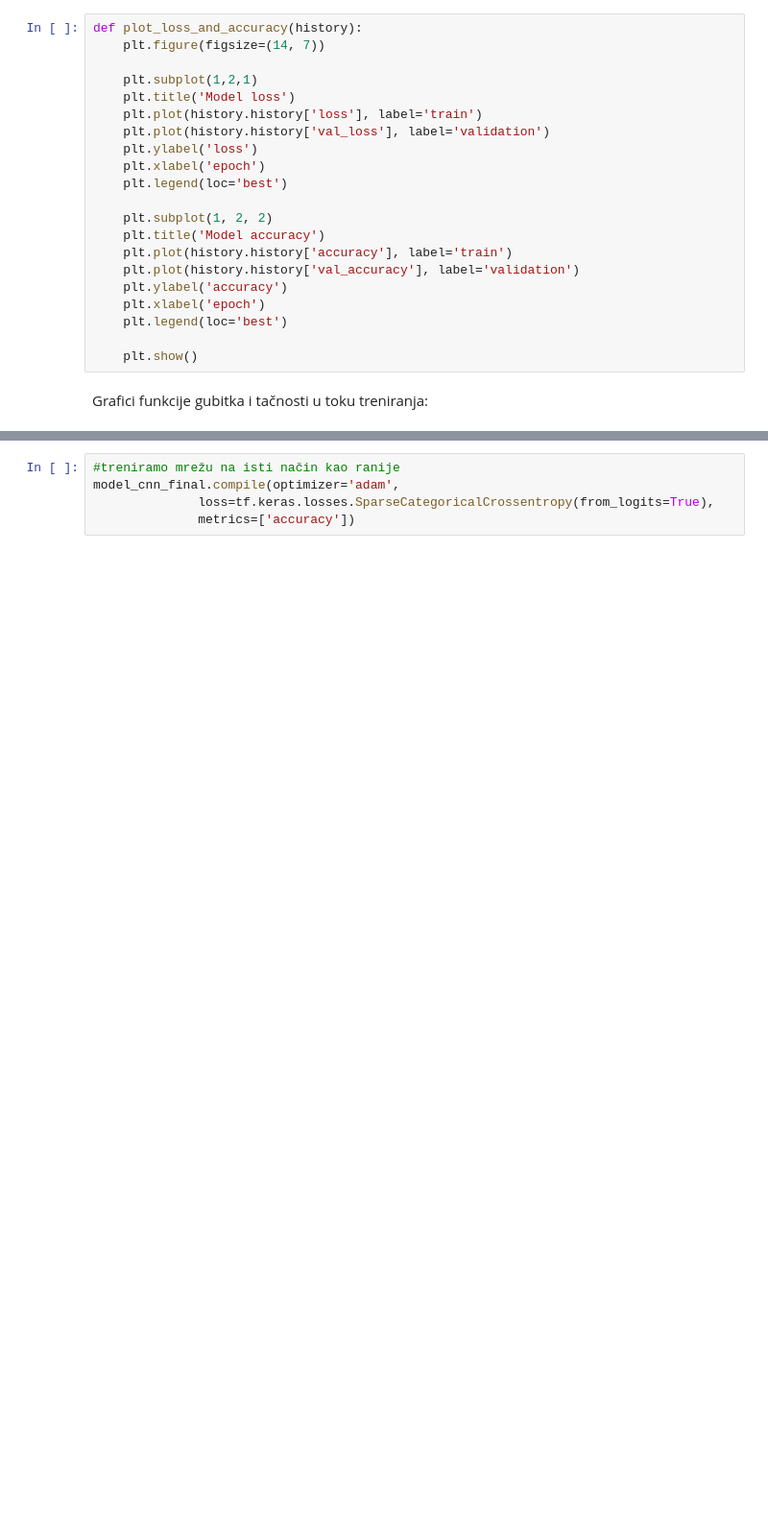
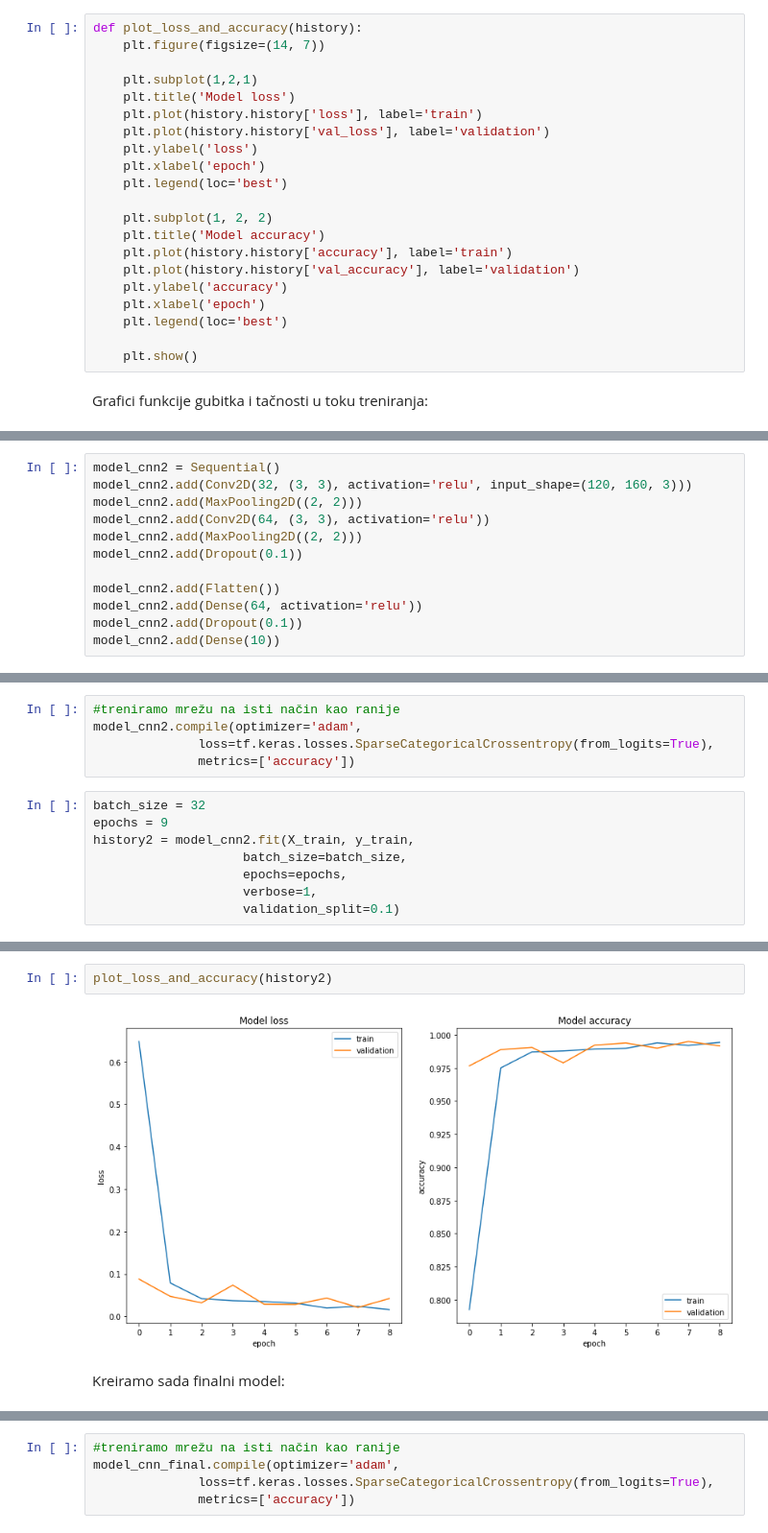
Before and after one commit to AlexandraDotlic/ML-DistractedDriverDetection, a Jupyter notebook: Distracted driver detection.ipynb, the cells around one changed output, grey strips where cells are left out. Shown at 96% size. Cells and saved outputs as stored; diff of their text form; blank space fills up the shorter version.

```diff
--- a/Distracted driver detection.ipynb
+++ b/Distracted driver detection.ipynb
@@ -328,0 +373,12 @@ Na grafiku se vidi da gubitak na validacionom skupu blago raste posle desete epo
+# %%
+model_cnn2 = Sequential()
+model_cnn2.add(Conv2D(32, (3, 3), activation='relu', input_shape=(120, 160, 3)))
+model_cnn2.add(MaxPooling2D((2, 2)))
+model_cnn2.add(Conv2D(64, (3, 3), activation='relu'))
+model_cnn2.add(MaxPooling2D((2, 2)))
+model_cnn2.add(Dropout(0.1))
+
+model_cnn2.add(Flatten())
+model_cnn2.add(Dense(64, activation='relu'))
+model_cnn2.add(Dropout(0.1))
+model_cnn2.add(Dense(10))
@@ -328,0 +406,13 @@ Na grafiku se vidi da gubitak na validacionom skupu blago raste posle desete epo
+# %%
+#treniramo mrežu na isti način kao ranije
+model_cnn2.compile(optimizer='adam',
+              loss=tf.keras.losses.SparseCategoricalCrossentropy(from_logits=True),
+              metrics=['accuracy'])
+# %%
+batch_size = 32
+epochs = 9
+history2 = model_cnn2.fit(X_train, y_train,
+                    batch_size=batch_size,
+                    epochs=epochs,
+                    verbose=1,
+                    validation_split=0.1)
@@ -329 +438,7 @@ Na grafiku se vidi da gubitak na validacionom skupu blago raste posle desete epo
+# %%
+plot_loss_and_accuracy(history2)
+# %% [output]
+[figure, added]
+# %% [markdown]
+Kreiramo sada finalni model:
 # %%
```
Also changed, not shown: parts of 29 cells of this notebook.
